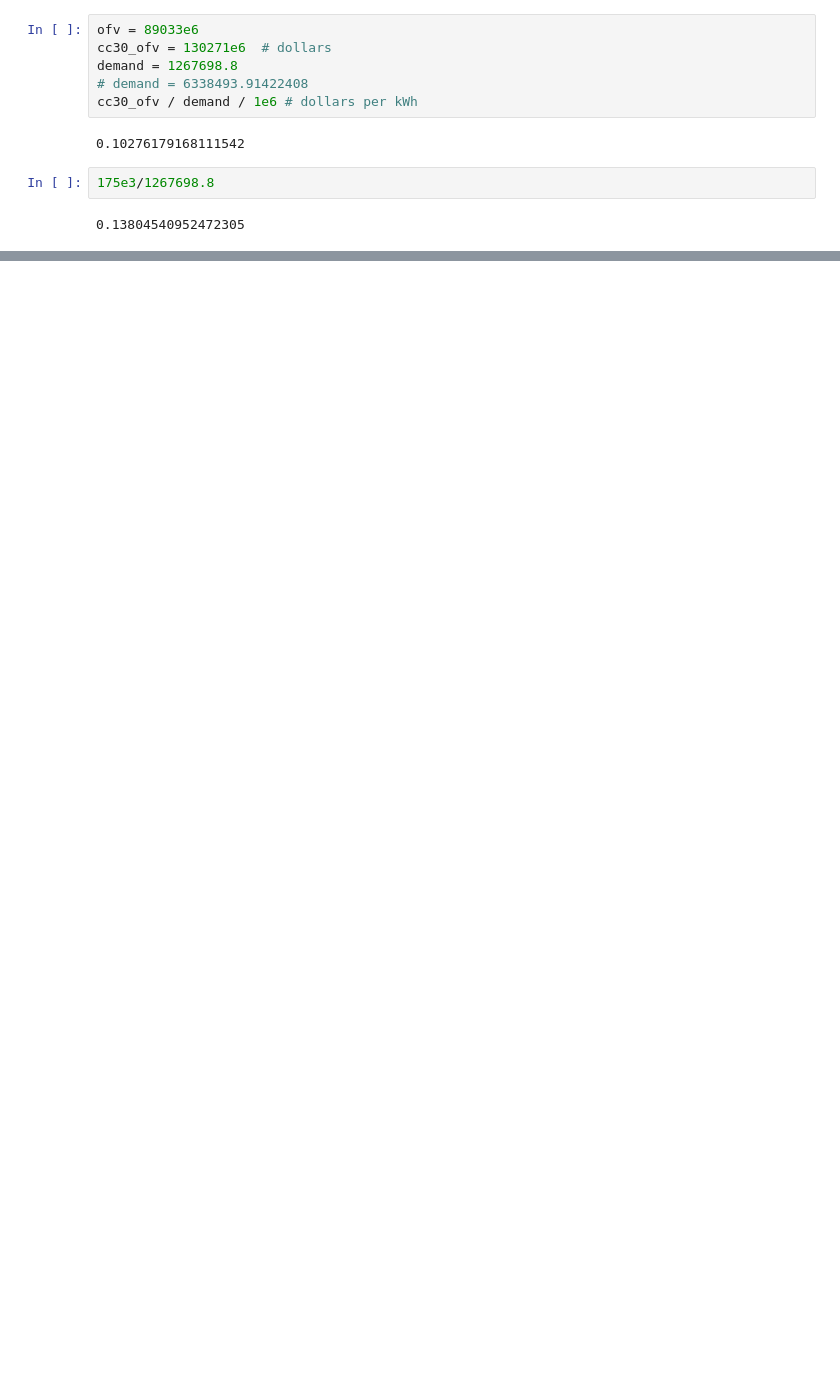
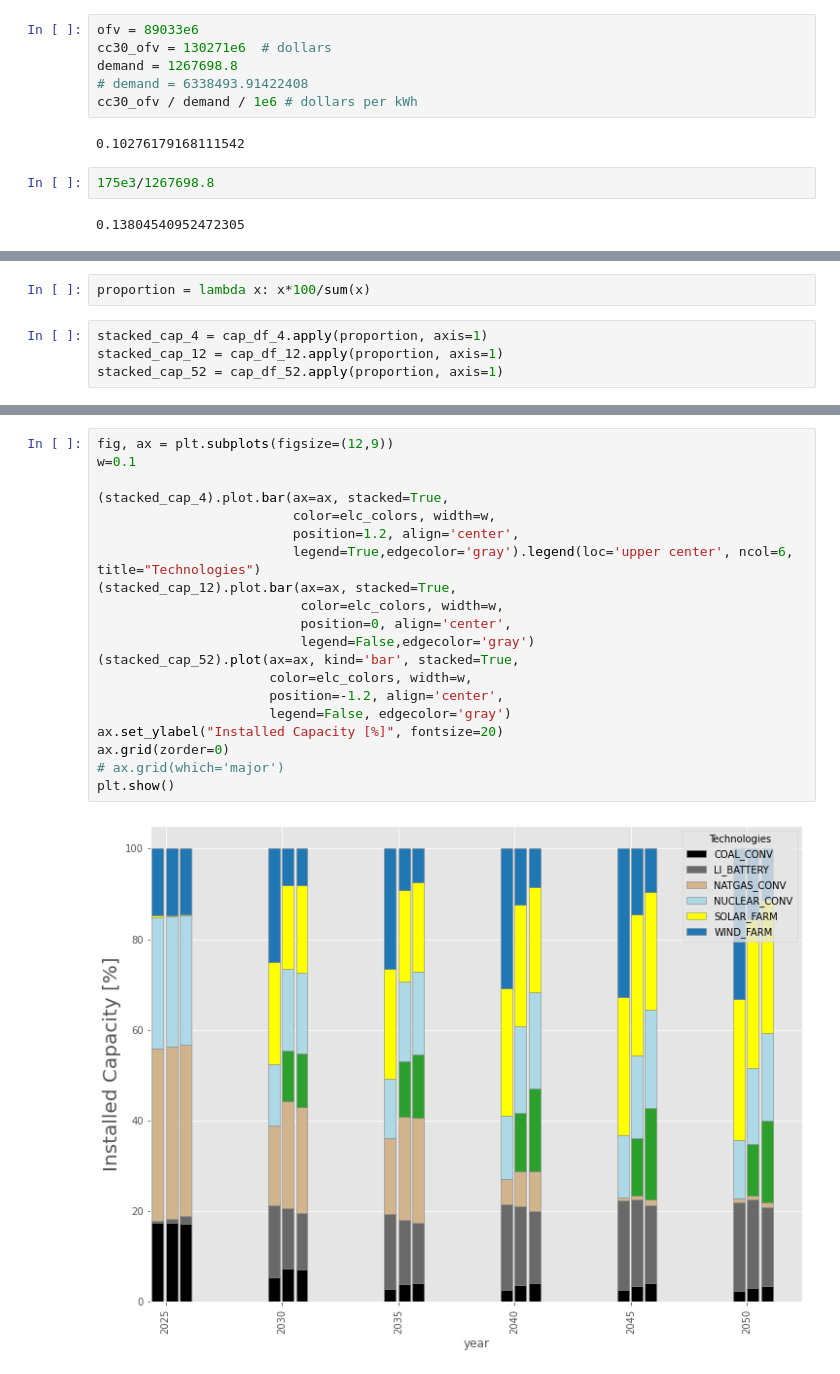
Before and after one commit to samgdotson/2021-dotson-ms, a Jupyter notebook: illinois_time_resolution.ipynb, the cells around one changed output, grey strips where cells are left out. Drawn from its saved outputs; the diff is of its cells as text; blank space fills up the shorter version.

```diff
--- a/illinois_time_resolution.ipynb
+++ b/illinois_time_resolution.ipynb
@@ -242,0 +153,6 @@ cc30_ofv / demand / 1e6 # dollars per kWh
+# %%
+proportion = lambda x: x*100/sum(x)
+# %%
+stacked_cap_4 = cap_df_4.apply(proportion, axis=1)
+stacked_cap_12 = cap_df_12.apply(proportion, axis=1)
+stacked_cap_52 = cap_df_52.apply(proportion, axis=1)
@@ -242,0 +170,22 @@ cc30_ofv / demand / 1e6 # dollars per kWh
+# %%
+fig, ax = plt.subplots(figsize=(12,9))
+w=0.1
+
+(stacked_cap_4).plot.bar(ax=ax, stacked=True,
+                         color=elc_colors, width=w,
+                         position=1.2, align='center',
+                         legend=True,edgecolor='gray').legend(loc='upper center', ncol=6, title="Technologies")
+(stacked_cap_12).plot.bar(ax=ax, stacked=True,
+                          color=elc_colors, width=w,
+                          position=0, align='center',
+                          legend=False,edgecolor='gray')
+(stacked_cap_52).plot(ax=ax, kind='bar', stacked=True,
+                      color=elc_colors, width=w,
+                      position=-1.2, align='center',
+                      legend=False, edgecolor='gray')
+ax.set_ylabel("Installed Capacity [%]", fontsize=20)
+ax.grid(zorder=0)
+# ax.grid(which='major')
+plt.show()
+# %% [output]
+[figure, added]
```
Also changed, not shown: parts of 18 cells of this notebook, 5 other files.
